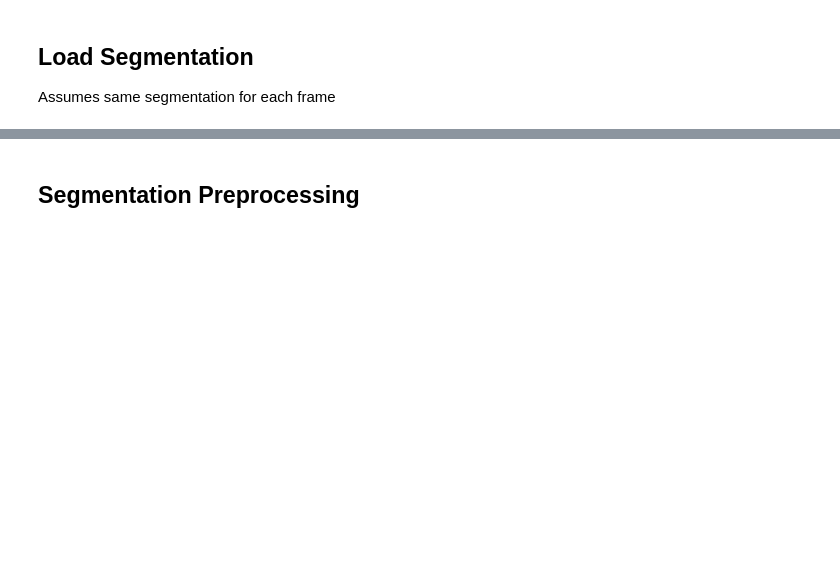
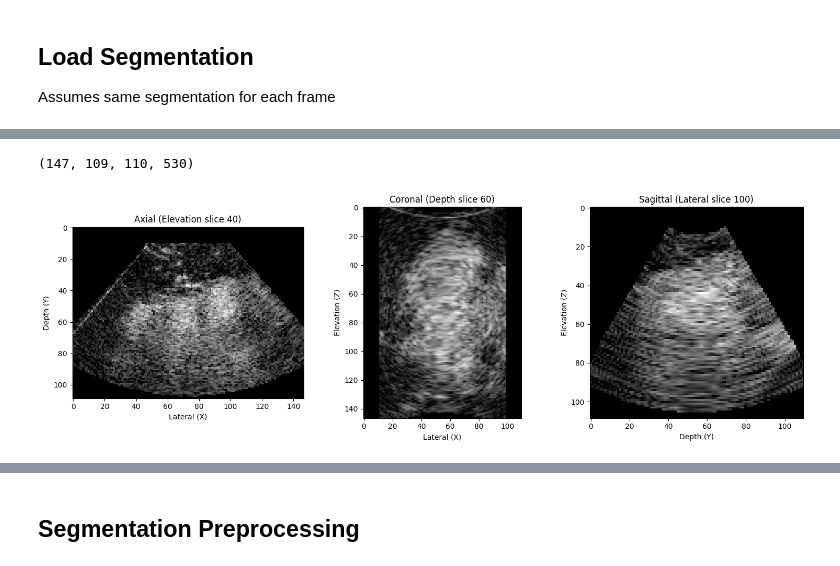
Before and after one commit to TUL-Dev/QuantUS-Plugins-CEUS, a Jupyter notebook: CLI-Demos/ttc_demo.ipynb, the cells around one changed output, grey strips where cells are left out. Cells and saved outputs as stored; diff of their text form; code cells hidden in the pictures; blank space fills up the shorter version.

```diff
--- a/CLI-Demos/ttc_demo.ipynb
+++ b/CLI-Demos/ttc_demo.ipynb
@@ -22,9 +22,9 @@ Available scan loaders: ['nifti']
 # %%
 scan_type = 'nifti'
 
-scan_path = '/media/das/TOSHIBA EXT/P-Selectin Data/July 2019 US imaging study Mice/July 2019 batch 3 imaging day 1/July2019mouse1imagingday1/20190725103303.756.nii.gz'
+# Takes the DICOM file as input
+scan_path = '/Volumes/T5 EVO/UCSD_3DCEUS/SIP/2025.08.19_P05V02/UCSD-P05-V02-CE1_09.45.08/UCSD-P05-V02-CE1_09.45.08_mf_sip_capture_50_2_1_0.raw_CEUS.nii.gz'
 scan_loader_kwargs = {
-    'transpose': False,
 }
 # %%
 from src.entrypoints import scan_loading_step
@@ -41,4 +39,4 @@ Available preprocessing functions: ['standardize', 'resample']
 # %%
-preproc_func_names = ['resample'] # in order of application
+preproc_func_names = [] # in order of application
 required_kwargs = get_required_im_preproc_kwargs(preproc_func_names)
 print("Required kwargs for preprocessing functions:", required_kwargs)
@@ -70,4 +66,42 @@ seg_path = '/media/das/TOSHIBA EXT/P-Selectin Data/July VOIs (Ashley)/2019072510
 seg_loader_kwargs = {}
+# %%
+import matplotlib.pyplot as plt
+import numpy as np
+print(image_data.pixel_data.shape)
+
+
+# Define slice positions
+lateral_slice = 100  # x position
+depth_slice = 60     # y position
+elevation_slice = 40 # z position
+frame = 250          # time point
+
+# Create figure with 3 subplots
+fig, axes = plt.subplots(1, 3, figsize=(15, 5))
+
+# Axial view (looking down the elevation/z axis)
+axes[0].imshow(np.transpose(image_data.pixel_data[:, :, elevation_slice, frame]), cmap='gray')
+axes[0].set_title(f'Axial (Elevation slice {elevation_slice})')
+axes[0].set_xlabel('Lateral (X)')
+axes[0].set_ylabel('Depth (Y)')
+
+# Coronal view (looking down the depth/y axis)
+axes[1].imshow(image_data.pixel_data[:, depth_slice, :, frame], cmap='gray')
+axes[1].set_title(f'Coronal (Depth slice {depth_slice})')
+axes[1].set_xlabel('Lateral (X)')
+axes[1].set_ylabel('Elevation (Z)')
+
+# Sagittal view (looking down the lateral/x axis)
+axes[2].imshow(image_data.pixel_data[lateral_slice, :, :, frame], cmap='gray')
+axes[2].set_title(f'Sagittal (Lateral slice {lateral_slice})')
+axes[2].set_xlabel('Depth (Y)')
+axes[2].set_ylabel('Elevation (Z)')
+
+plt.tight_layout()
+plt.show()
+# %% [output]
+(147, 109, 110, 530)
+[figure, added]
 # %%
 from src.entrypoints import seg_loading_step
 
```
Also changed, not shown: parts of 20 cells of this notebook, 5 other files.
